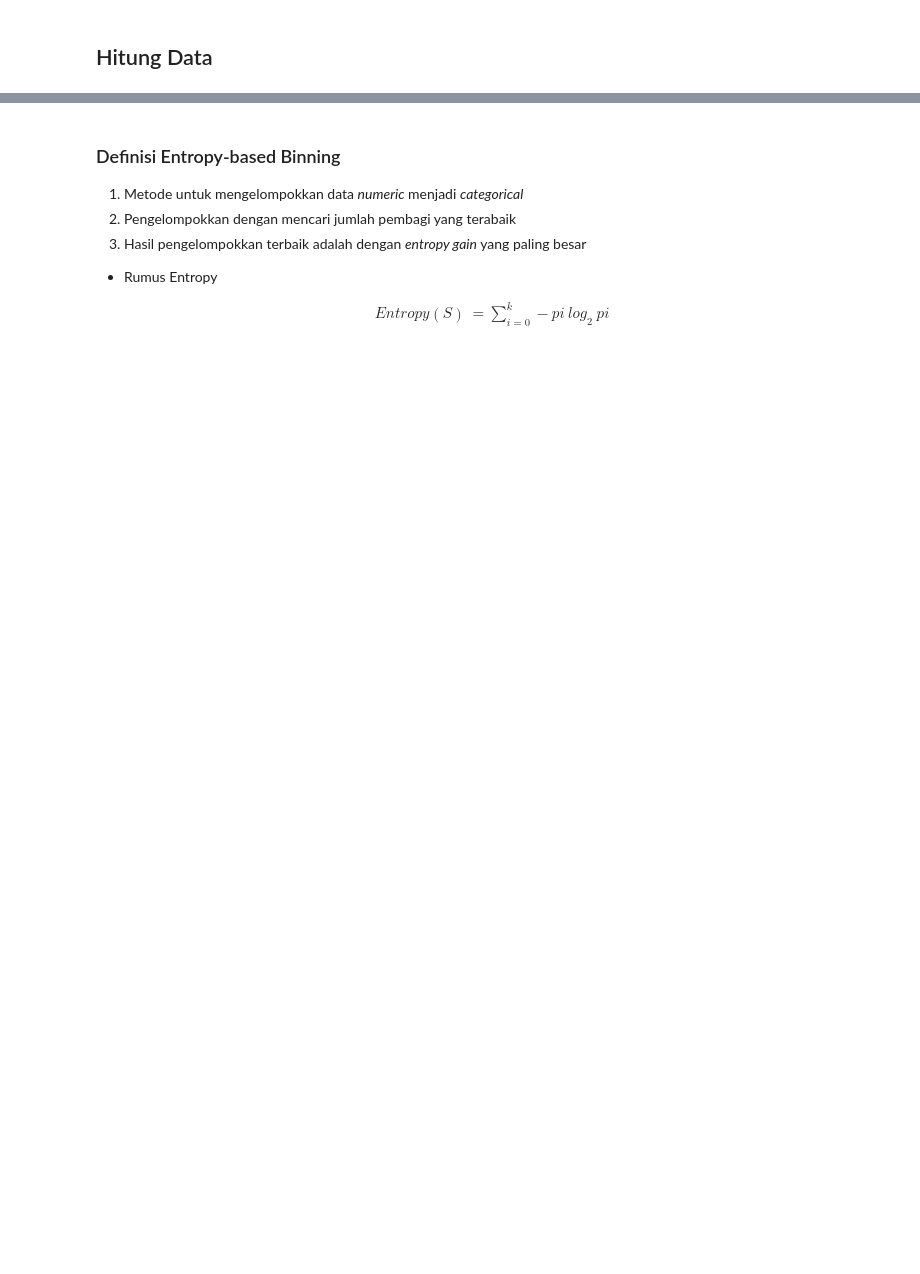
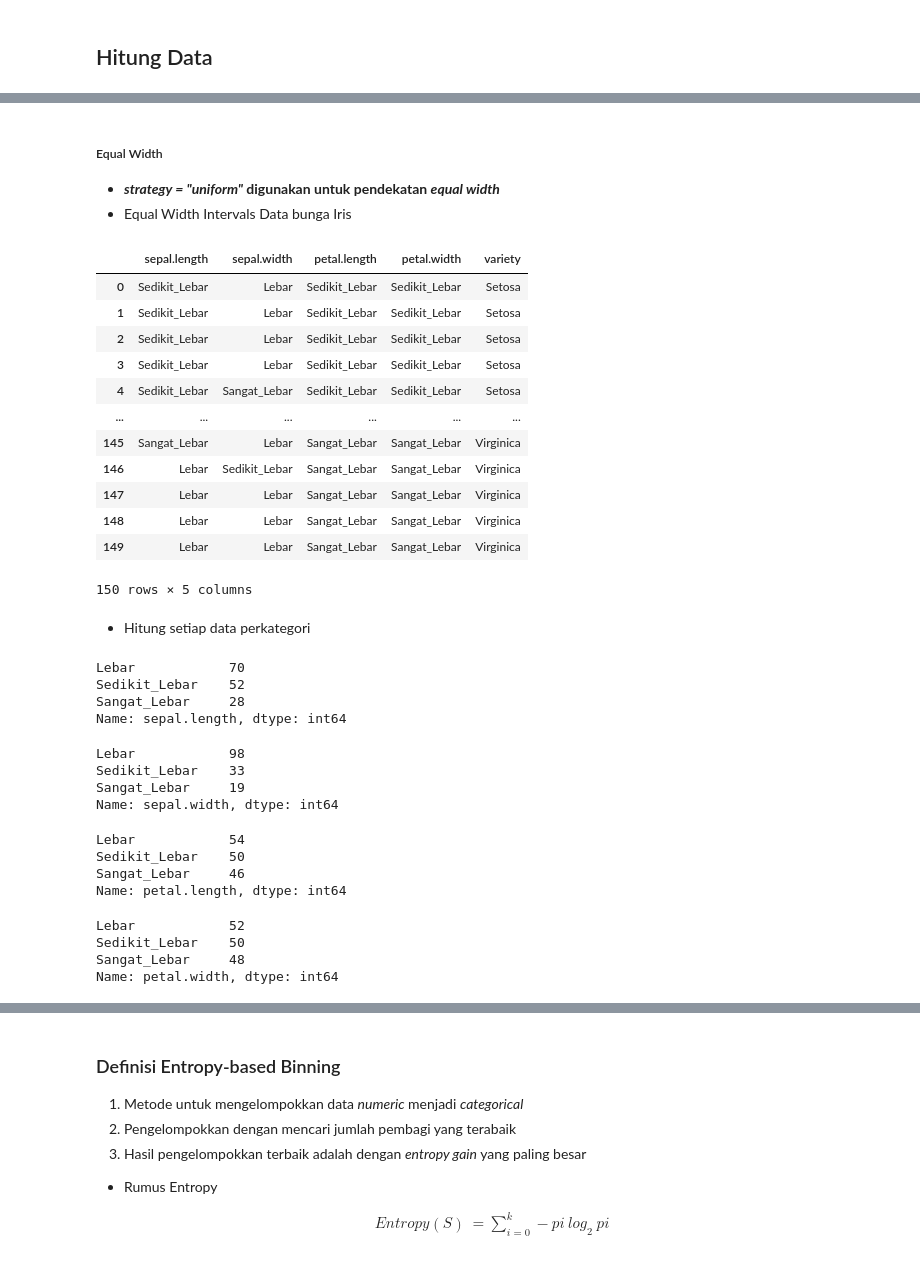
Before and after one commit to MuhammadKurniaSani-me/datamining, a Jupyter notebook: _sources/notebooks-assignement/Tugas-2.ipynb, the cells around one changed output, grey strips where cells are left out. Drawn from its saved outputs; the diff is of its cells as text; code cells hidden in the pictures; blank space fills up the shorter version.

```diff
--- a/_sources/notebooks-assignement/Tugas-2.ipynb
+++ b/_sources/notebooks-assignement/Tugas-2.ipynb
@@ -512,0 +94,74 @@ Name: petal.length, dtype: int64
+# %%
+# set category and n bin
+labels = ["Sedikit_Lebar", "Lebar", "Sangat_Lebar"]
+amount_of_binning = len(labels)
+# %% [markdown]
+##### Equal Width
+
+* ***strategy = "uniform"* digunakan untuk pendekatan *equal width***
+* Equal Width Intervals Data bunga Iris
+# %%
+# equal-width intervals binning
+est_ew_binning = KBinsDiscretizer(n_bins=amount_of_binning, encode='ordinal', strategy='uniform')
+# %%
+# fit estimator
+est_ew_binning.fit(IRIS_DATA)
+
+# fit to data
+iris_ew_binning = est_ew_binning.transform(IRIS_DATA)
+value_of_ew_binned_df = pd.DataFrame(iris_ew_binning, columns=["sepal.length","sepal.width", "petal.length","petal.width"])
+# %%
+# categorize every iris data
+ew_binned_df = pd.DataFrame(iris_ew_binning, columns=["sepal.length", "sepal.width", "petal.length", "petal.width"])
+ew_binned_df["sepal.length"] = np.where(ew_binned_df["sepal.length"] == 0.0, "Sedikit_Lebar", np.where(ew_binned_df["sepal.length"] == 1.0, "Lebar", "Sangat_Lebar"))
+ew_binned_df["sepal.width"] = np.where(ew_binned_df["sepal.width"] == 0.0, "Sedikit_Lebar", np.where(ew_binned_df["sepal.width"] == 1.0, "Lebar", "Sangat_Lebar"))
+ew_binned_df["petal.length"] = np.where(ew_binned_df["petal.length"] == 0.0, "Sedikit_Lebar", np.where(ew_binned_df["petal.length"] == 1.0, "Lebar", "Sangat_Lebar"))
+ew_binned_df["petal.width"] = np.where(ew_binned_df["petal.width"] == 0.0, "Sedikit_Lebar", np.where(ew_binned_df["petal.width"] == 1.0, "Lebar", "Sangat_Lebar"))
+# %%
+# create data frame from binned iris data and iris variety
+class_of_ew_binned_df = pd.concat((ew_binned_df, IRIS_VARIETY), axis = 1)
+class_of_ew_binned_df
+# %% [output]
+|  | sepal.length | sepal.width | petal.length | petal.width | variety |
+| 0 | Sedikit_Lebar | Lebar | Sedikit_Lebar | Sedikit_Lebar | Setosa |
+| 1 | Sedikit_Lebar | Lebar | Sedikit_Lebar | Sedikit_Lebar | Setosa |
+| 2 | Sedikit_Lebar | Lebar | Sedikit_Lebar | Sedikit_Lebar | Setosa |
+| 3 | Sedikit_Lebar | Lebar | Sedikit_Lebar | Sedikit_Lebar | Setosa |
+| 4 | Sedikit_Lebar | Sangat_Lebar | Sedikit_Lebar | Sedikit_Lebar | Setosa |
+| ... | ... | ... | ... | ... | ... |
+| 145 | Sangat_Lebar | Lebar | Sangat_Lebar | Sangat_Lebar | Virginica |
+| 146 | Lebar | Sedikit_Lebar | Sangat_Lebar | Sangat_Lebar | Virginica |
+| 147 | Lebar | Lebar | Sangat_Lebar | Sangat_Lebar | Virginica |
+| 148 | Lebar | Lebar | Sangat_Lebar | Sangat_Lebar | Virginica |
+| 149 | Lebar | Lebar | Sangat_Lebar | Sangat_Lebar | Virginica |
+150 rows × 5 columns
+# %% [markdown]
+* Hitung setiap data perkategori
+# %%
+class_of_ew_binned_df["sepal.length"].value_counts()
+# %% [output]
+Lebar            70
+Sedikit_Lebar    52
+Sangat_Lebar     28
+Name: sepal.length, dtype: int64
+# %%
+class_of_ew_binned_df["sepal.width"].value_counts()
+# %% [output]
+Lebar            98
+Sedikit_Lebar    33
+Sangat_Lebar     19
+Name: sepal.width, dtype: int64
+# %%
+class_of_ew_binned_df["petal.length"].value_counts()
+# %% [output]
+Lebar            54
+Sedikit_Lebar    50
+Sangat_Lebar     46
+Name: petal.length, dtype: int64
+# %%
+class_of_ew_binned_df["petal.width"].value_counts()
+# %% [output]
+Lebar            52
+Sedikit_Lebar    50
+Sangat_Lebar     48
+Name: petal.width, dtype: int64
```
Also changed, not shown: parts of 89 cells of this notebook, 6 other files.
